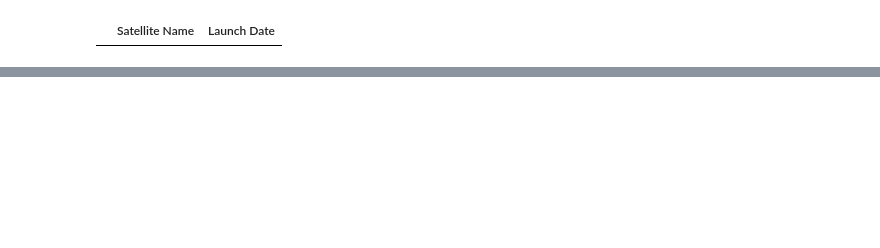
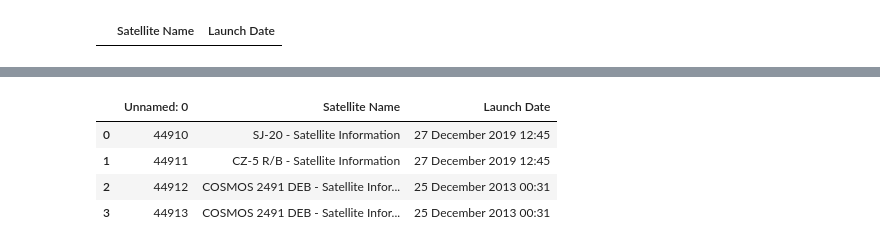
Before and after one commit to briantparish/Project2, a Jupyter notebook: Project2.ipynb, the cells around one changed output, grey strips where cells are left out. Saved outputs shown, nothing was run; the diff lists cells and outputs as text; code cells hidden in the pictures; blank space fills up the shorter version.

```diff
--- a/Project2.ipynb
+++ b/Project2.ipynb
@@ -74,0 +88,12 @@ launches
+# %%
+launches_output_file = "launches.csv"
+launches.to_csv(launches_output_file)
+# %%
+launches_read = pd.read_csv(launches_output_file)
+launches_read
+# %% [output]
+|  | Unnamed: 0 | Satellite Name | Launch Date |
+| 0 | 44910 | SJ-20 - Satellite Information | 27 December 2019 12:45 |
+| 1 | 44911 | CZ-5 R/B - Satellite Information | 27 December 2019 12:45 |
+| 2 | 44912 | COSMOS 2491 DEB - Satellite Infor... | 25 December 2013 00:31 |
+| 3 | 44913 | COSMOS 2491 DEB - Satellite Infor... | 25 December 2013 00:31 |
```
Also changed, not shown: parts of 8 cells of this notebook.
